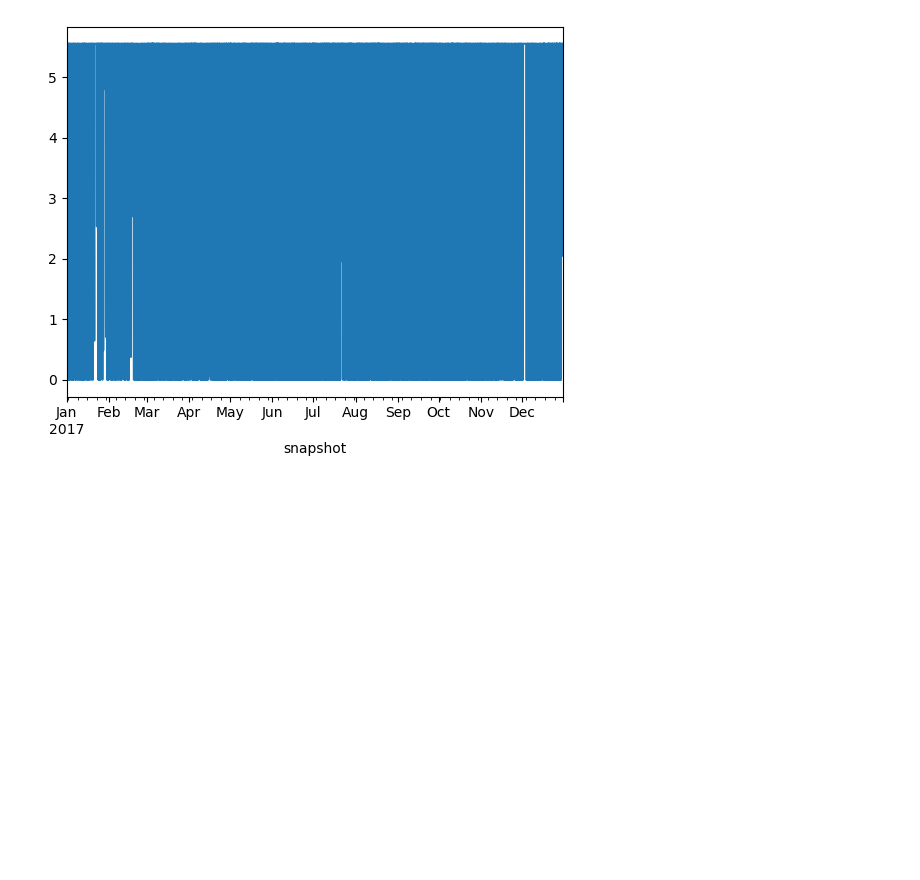
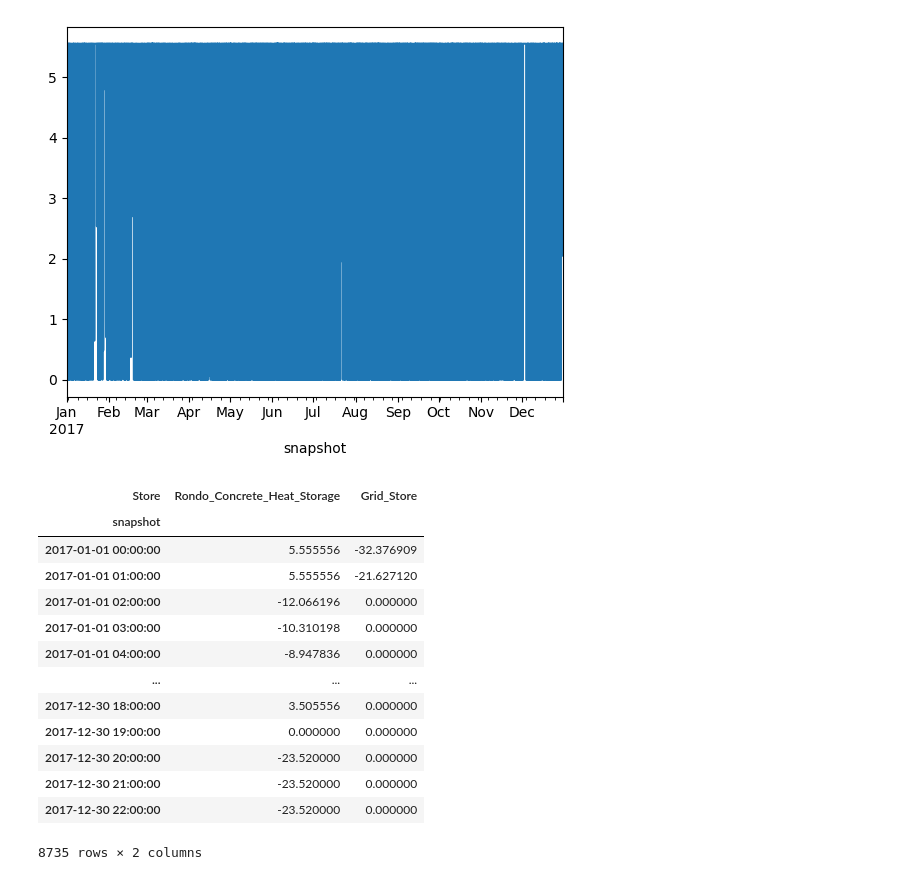
Before and after one commit to pulio12/Msc_Thesis_Greenlab_Skive, a Jupyter notebook: Test_file2.ipynb, the cells around one changed output. Cells and saved outputs as stored; diff of their text form; code cells hidden in the pictures; blank space fills up the shorter version.

```diff
--- a/Test_file2.ipynb
+++ b/Test_file2.ipynb
@@ -981,3 +1008,20 @@ n.links_t.p0["Boiler_Skive"].reindex(n.snapshots).plot()
 # %% [output]
 <Axes: xlabel='snapshot'>
 [figure]
+# %%
+n.stores_t.p
+# %% [output]
+| Store | Rondo_Concrete_Heat_Storage | Grid_Store |
+| snapshot |  |  |
+| 2017-01-01 00:00:00 | 5.555556 | -32.376909 |
+| 2017-01-01 01:00:00 | 5.555556 | -21.627120 |
+| 2017-01-01 02:00:00 | -12.066196 | 0.000000 |
+| 2017-01-01 03:00:00 | -10.310198 | 0.000000 |
+| 2017-01-01 04:00:00 | -8.947836 | 0.000000 |
+| ... | ... | ... |
+| 2017-12-30 18:00:00 | 3.505556 | 0.000000 |
+| 2017-12-30 19:00:00 | 0.000000 | 0.000000 |
+| 2017-12-30 20:00:00 | -23.520000 | 0.000000 |
+| 2017-12-30 21:00:00 | -23.520000 | 0.000000 |
+| 2017-12-30 22:00:00 | -23.520000 | 0.000000 |
+8735 rows × 2 columns
```
Also changed, not shown: parts of 6 cells of this notebook.
